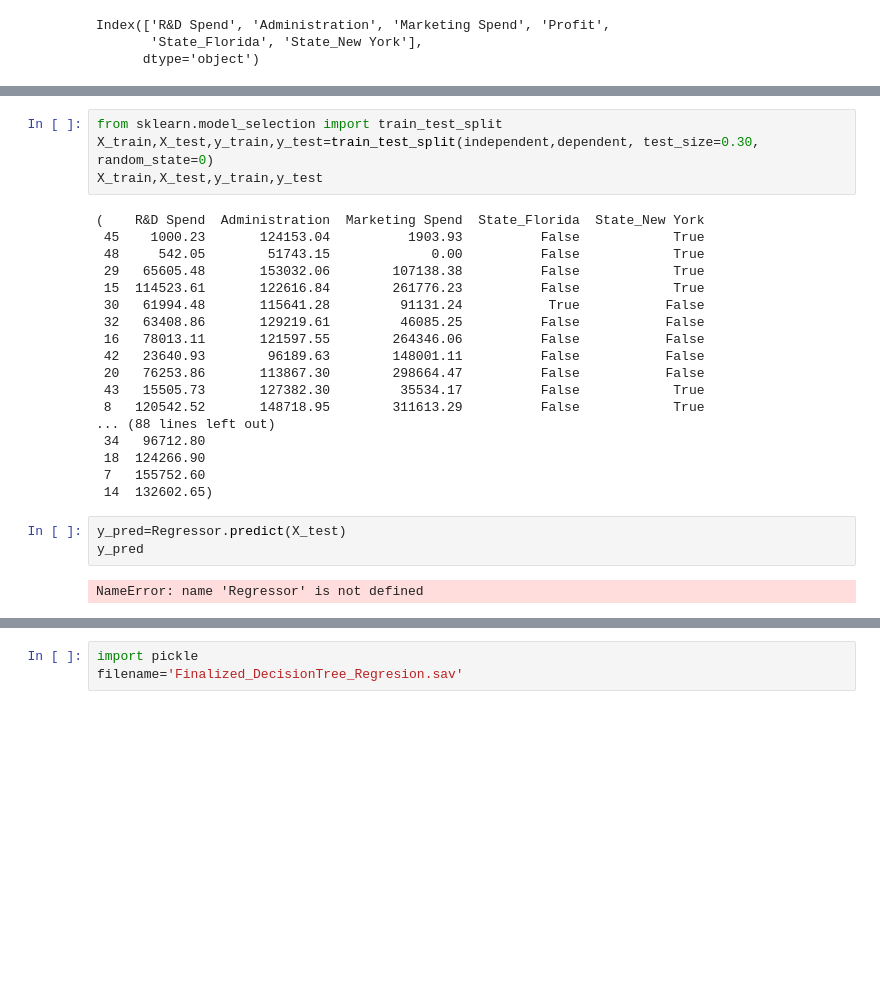
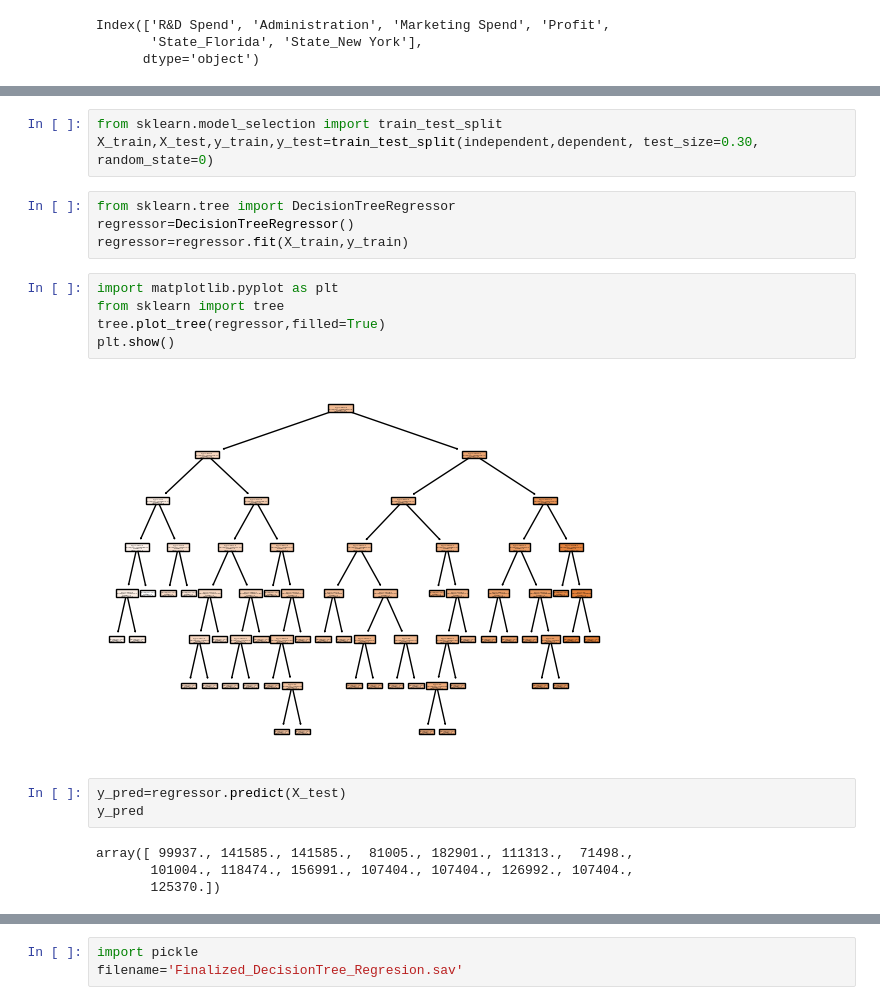
Before and after one commit to HopeAIDhana/machine-learning, a Jupyter notebook: Decision Tree Regression.ipynb, the cells around one changed output, grey strips where cells are left out. Drawn from its saved outputs; the diff is of its cells as text; blank space fills up the shorter version.

```diff
--- a/Decision Tree Regression.ipynb
+++ b/Decision Tree Regression.ipynb
@@ -94,30 +95,24 @@ dependent
 # %%
 from sklearn.model_selection import train_test_split
 X_train,X_test,y_train,y_test=train_test_split(independent,dependent, test_size=0.30, random_state=0)
-X_train,X_test,y_train,y_test
-# %% [output]
-(    R&D Spend  Administration  Marketing Spend  State_Florida  State_New York
- 45    1000.23       124153.04          1903.93          False            True
- 48     542.05        51743.15             0.00          False            True
- 29   65605.48       153032.06        107138.38          False            True
- 15  114523.61       122616.84        261776.23          False            True
- 30   61994.48       115641.28         91131.24           True           False
- 32   63408.86       129219.61         46085.25          False           False
- 16   78013.11       121597.55        264346.06          False           False
- 42   23640.93        96189.63        148001.11          False           False
- 20   76253.86       113867.30        298664.47          False           False
- 43   15505.73       127382.30         35534.17          False            True
- 8   120542.52       148718.95        311613.29          False            True
-... (88 lines left out)
- 34   96712.80
- 18  124266.90
- 7   155752.60
- 14  132602.65)
+# %%
+from sklearn.tree import DecisionTreeRegressor
+regressor=DecisionTreeRegressor()
+regressor=regressor.fit(X_train,y_train)
+# %%
+import matplotlib.pyplot as plt
+from sklearn import tree
+tree.plot_tree(regressor,filled=True)
+plt.show()
+# %% [output]
+[figure, added]
 # %%
-y_pred=Regressor.predict(X_test)
+y_pred=regressor.predict(X_test)
 y_pred
 # %% [output]
-NameError: name 'Regressor' is not defined
+array([ 99937., 141585., 141585.,  81005., 182901., 111313.,  71498.,
+       101004., 118474., 156991., 107404., 107404., 126992., 107404.,
+       125370.])
 # %%
 from sklearn.metrics import r2_score
 r_score=r2_score(y_test,y_pred)
```
Also changed, not shown: parts of 10 cells of this notebook.
